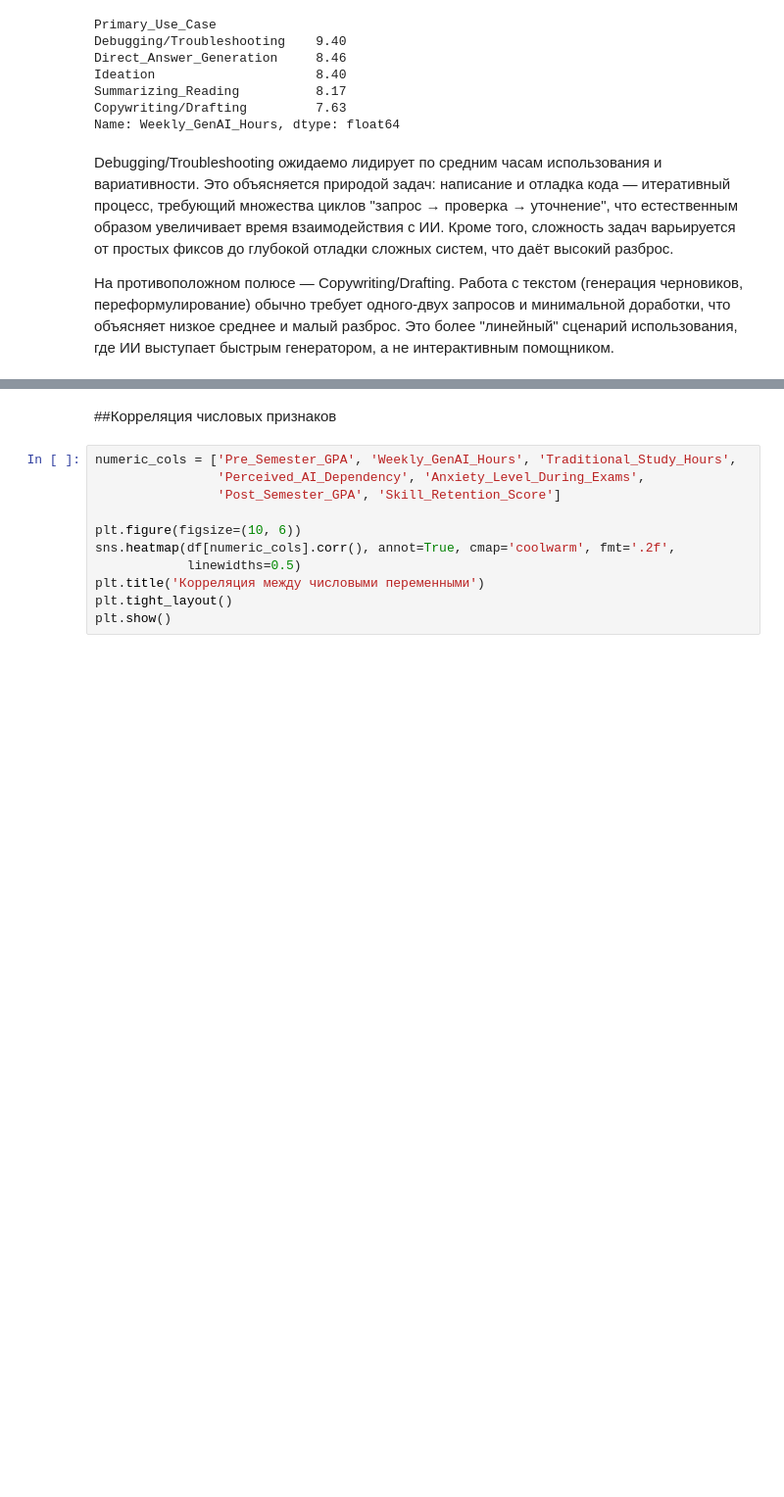
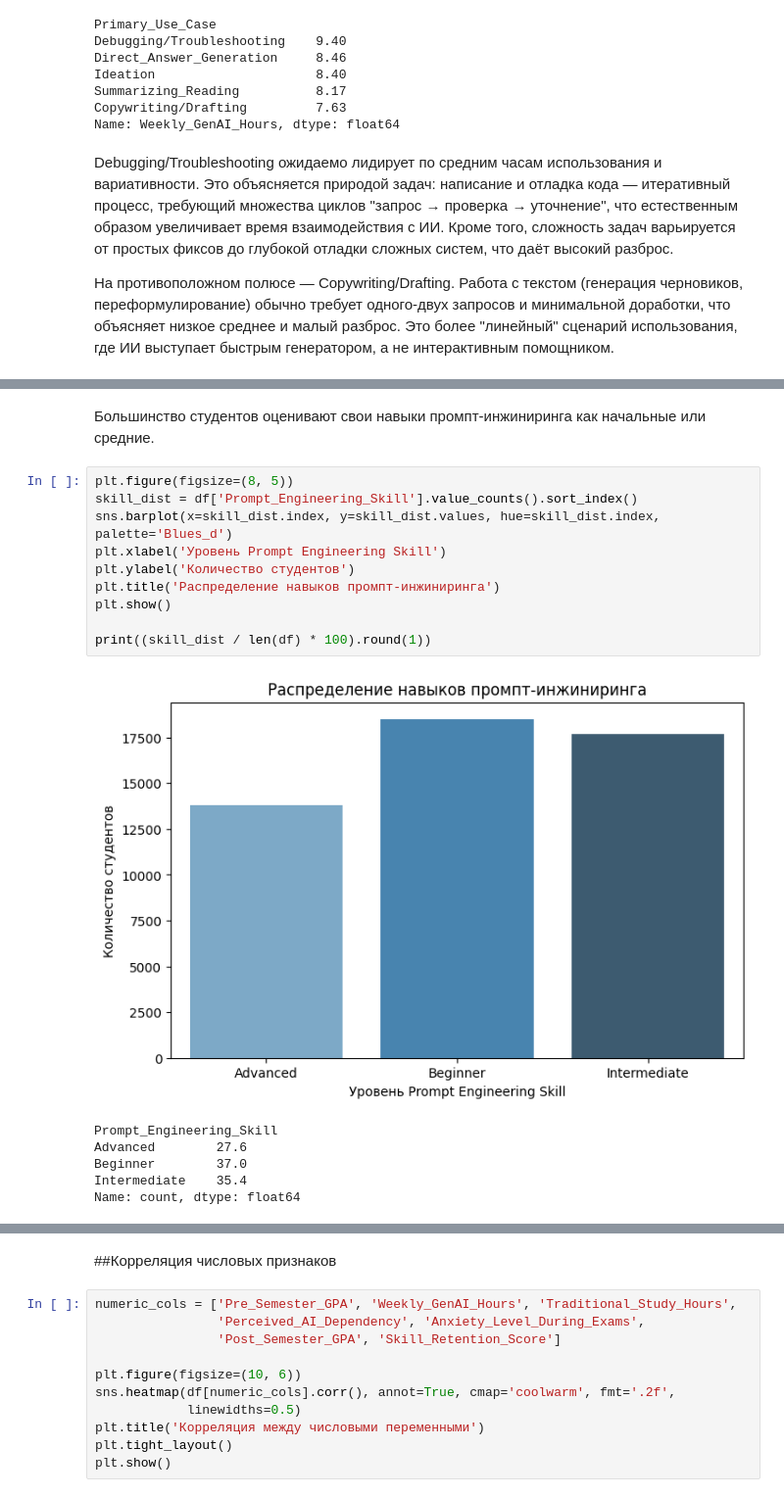
Before and after one commit to AnastasiaDolotova/ai-student-impact, a Jupyter notebook: ai_student_impact.ipynb, the cells around one changed output, grey strips where cells are left out. Shown at 98% size. Cells and saved outputs as stored; diff of their text form; blank space fills up the shorter version.

Commit message:
Add Prompt_Engineering_Skill analysis to EDA

```diff
--- a/ai_student_impact.ipynb
+++ b/ai_student_impact.ipynb
@@ -419,0 +430,19 @@ Debugging/Troubleshooting ожидаемо лидирует по средним
+# %% [markdown]
+Большинство студентов оценивают свои навыки промпт-инжиниринга как начальные или средние.
+# %%
+plt.figure(figsize=(8, 5))
+skill_dist = df['Prompt_Engineering_Skill'].value_counts().sort_index()
+sns.barplot(x=skill_dist.index, y=skill_dist.values, hue=skill_dist.index, palette='Blues_d')
+plt.xlabel('Уровень Prompt Engineering Skill')
+plt.ylabel('Количество студентов')
+plt.title('Распределение навыков промпт-инжиниринга')
+plt.show()
+
+print((skill_dist / len(df) * 100).round(1))
+# %% [output]
+[figure, added]
+Prompt_Engineering_Skill
+Advanced        27.6
+Beginner        37.0
+Intermediate    35.4
+Name: count, dtype: float64
```
Also changed, not shown: parts of 11 cells of this notebook.
